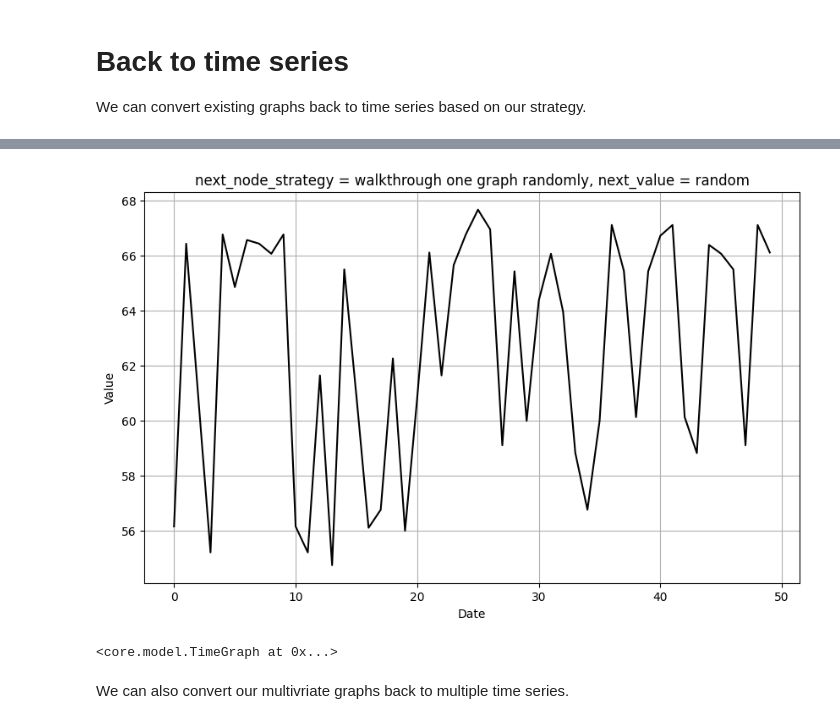
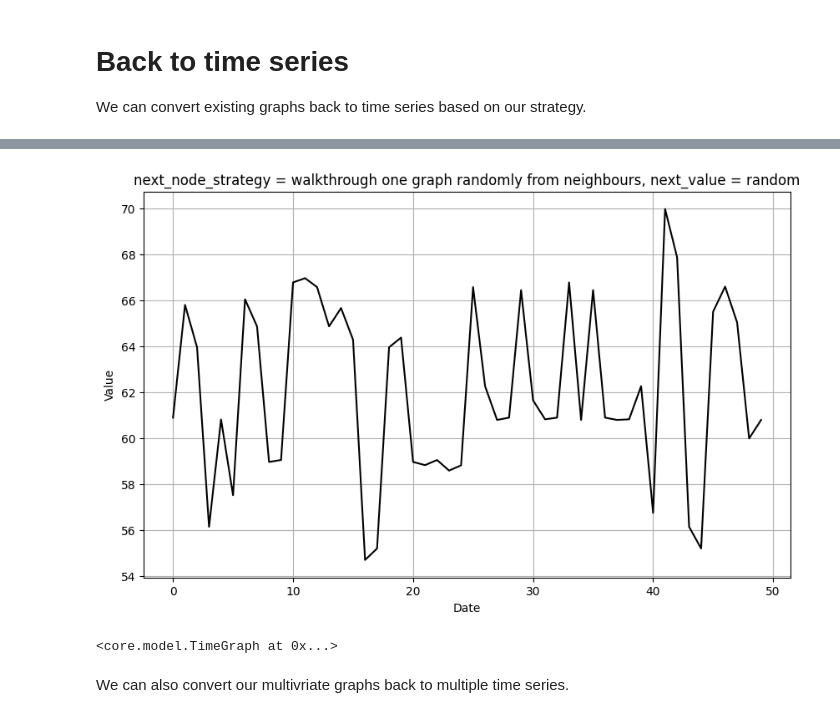
Before and after one commit to zangrcar/ts2g2, a Jupyter notebook: tutorials/demo-ts2g2.ipynb, the cells around one changed output, grey strips where cells are left out. Cells and saved outputs as stored; diff of their text form; code cells hidden in the pictures.

```diff
--- a/tutorials/demo-ts2g2.ipynb
+++ b/tutorials/demo-ts2g2.ipynb
@@ -41,12 +40,12 @@ sample_1 = model.Timeseries(inp.CsvStock(amazon_path, "Close").from_csv())\
 [figure]
 # %%
-sample_2 = model.Timeseries(inp.CsvStock(apple_path, "Close").from_csv())\
-    .with_preprocessing(model.TimeseriesPreprocessingComposite()\
-        .add_strategy(model.TimeseriesPreprocessingSegmentation(60, 120))\
-        .add_strategy(model.TimeseriesPreprocessingSlidingWindow(5)))\
-    .to_graph(tgs.BuildTimeseriesToGraphNaturalVisibilityStrategy().get_strategy())\
-    .link(mgl.LinkGraphs().sliding_window())\
-    .combine_identical_nodes_slid_win()\
+timegraph_2 = Timeseries(CsvFile(apple_path, "Close").from_csv())\
+    .with_preprocessing(TimeseriesPreprocessingComposite()\
+        .add(TimeseriesPreprocessingSegmentation(60, 120))\
+        .add(TimeseriesPreprocessingSlidingWindow(5)))\
+    .to_graph(BuildTimeseriesToGraphNaturalVisibilityStrategy().get_strategy())\
+    .link(LinkGraphs().sliding_window())\
+    .combine_identical_subgraphs()\
     .draw("red")
 # %% [output]
 [figure]
@@ -103,12 +100,12 @@ sample_1.to_sequence(model.ToSequenceVisitor()\
 <core.model.TimeGraph at 0x...>
 # %%
-sample_2.to_sequence(model.ToSequenceVisitorSlidingWindow()\
-    .next_node_strategy(tts.StrategySelectNextNodeRandomlyFromFirstGraph())\
-    .next_value_strategy(tts.StrategyNextValueInNodeRandomForSlidingWindow().skip_every_x_steps(1))\
+timegraph_2.to_sequence(ToSequenceVisitorSlidingWindow()\
+    .next_node_strategy(StrategySelectNextNodeRandomlyFromNeighboursFromFirstGraph())\
+    .next_value_strategy(StrategyNextValueInNodeRandomForSlidingWindow().skip_every_x_steps(1))\
     .ts_length(50))\
     .draw_sequence()
 # %% [output]
-[figure, old version]
+[figure, new version]
 <core.model.TimeGraph at 0x...>
 # %% [markdown]
 We can also convert our multivriate graphs back to multiple time series.
```
Also changed, not shown: parts of 7 cells of this notebook, 10 other files.
